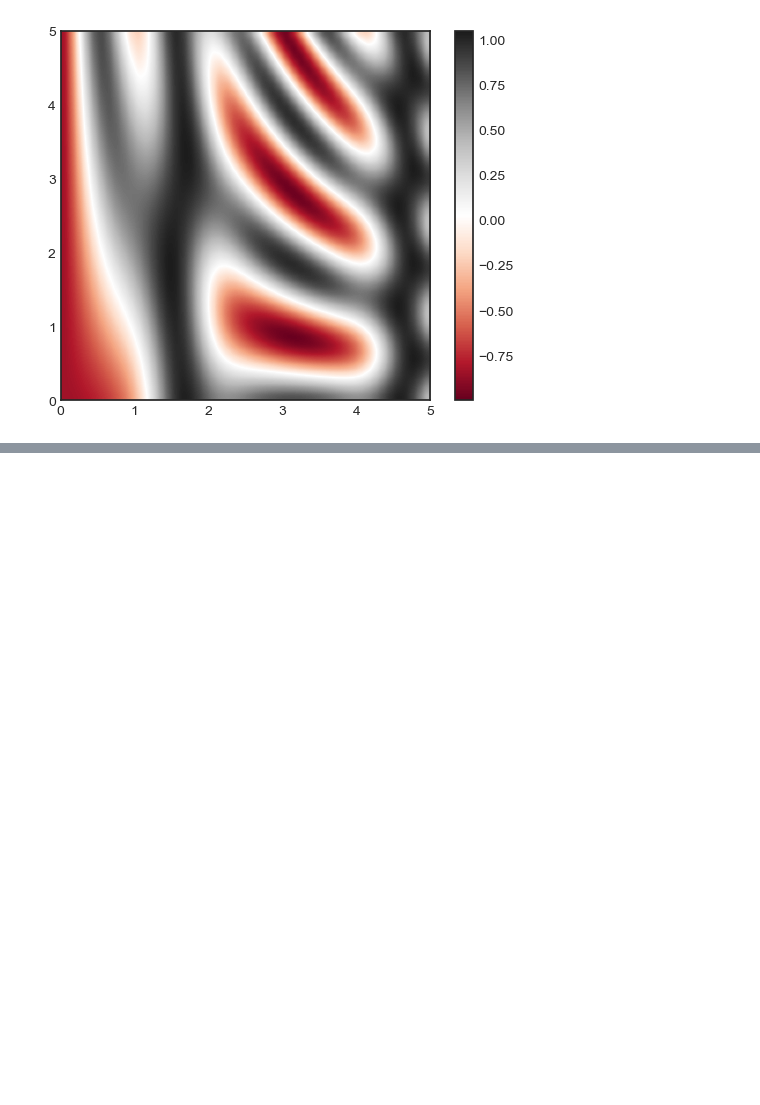
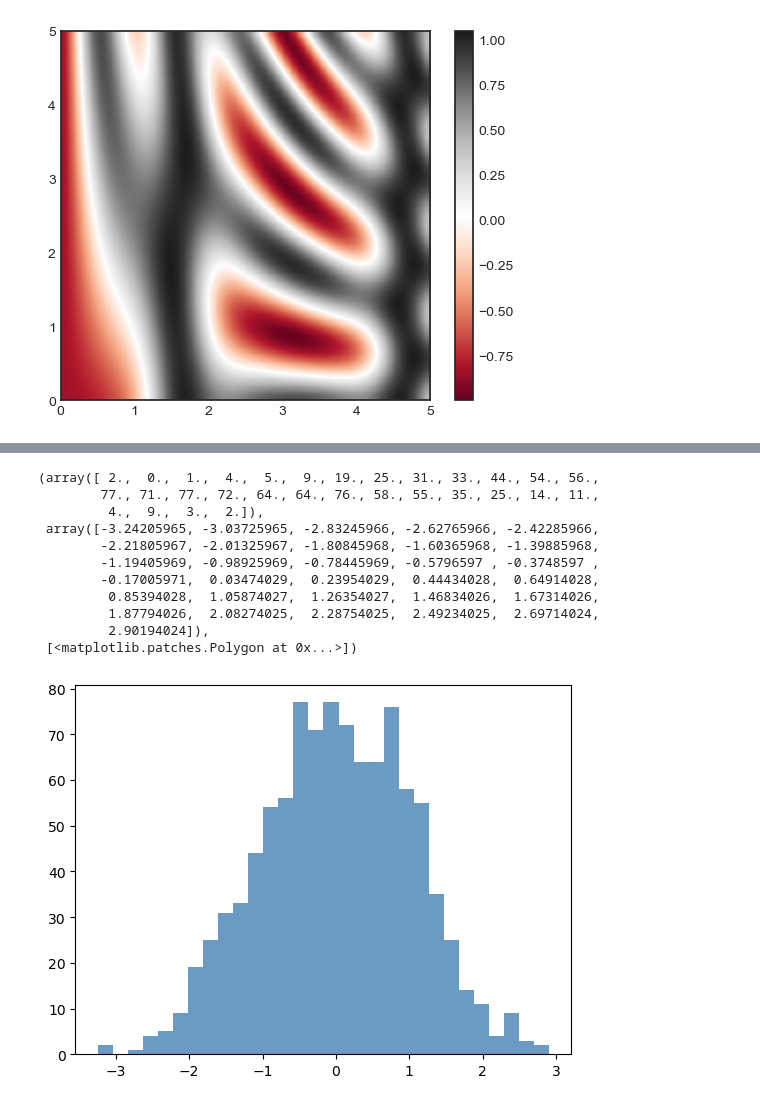
Before and after one commit to Venux09/Data_science_handbook_study, a Jupyter notebook: Matplotlib-data_science_handbook/density_detour.ipynb, the cells around one changed output, grey strips where cells are left out. Drawn from its saved outputs; the diff is of its cells as text; code cells hidden in the pictures; blank space fills up the shorter version.

```diff
--- a/Matplotlib-data_science_handbook/density_detour.ipynb
+++ b/Matplotlib-data_science_handbook/density_detour.ipynb
@@ -73,0 +90,16 @@ contours =
+# %%
+#it can be tuned both in maths and its display.
+plt.hist(data,bins = 30 , alpha = 0.8 , color = 'steelblue' , histtype = 'stepfilled' , edgecolor = None )
+# %% [output]
+(array([ 2.,  0.,  1.,  4.,  5.,  9., 19., 25., 31., 33., 44., 54., 56.,
+        77., 71., 77., 72., 64., 64., 76., 58., 55., 35., 25., 14., 11.,
+         4.,  9.,  3.,  2.]),
+ array([-3.24205965, -3.03725965, -2.83245966, -2.62765966, -2.42285966,
+        -2.21805967, -2.01325967, -1.80845968, -1.60365968, -1.39885968,
+        -1.19405969, -0.98925969, -0.78445969, -0.5796597 , -0.3748597 ,
+        -0.17005971,  0.03474029,  0.23954029,  0.44434028,  0.64914028,
+         0.85394028,  1.05874027,  1.26354027,  1.46834026,  1.67314026,
+         1.87794026,  2.08274025,  2.28754025,  2.49234025,  2.69714024,
+         2.90194024]),
+ [<matplotlib.patches.Polygon at 0x...>])
+[figure, added]
```
Also changed, not shown: parts of 14 cells of this notebook, 2 other files.
